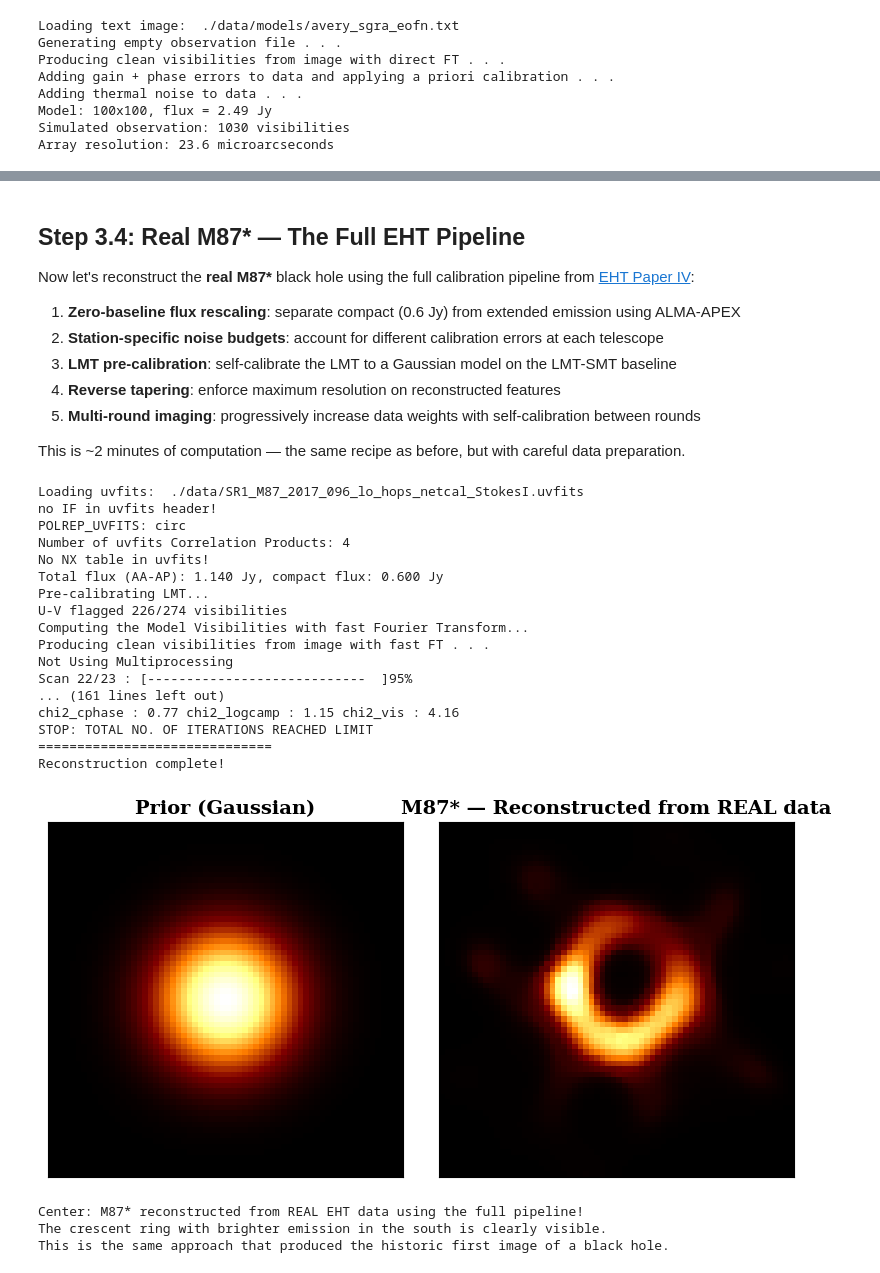
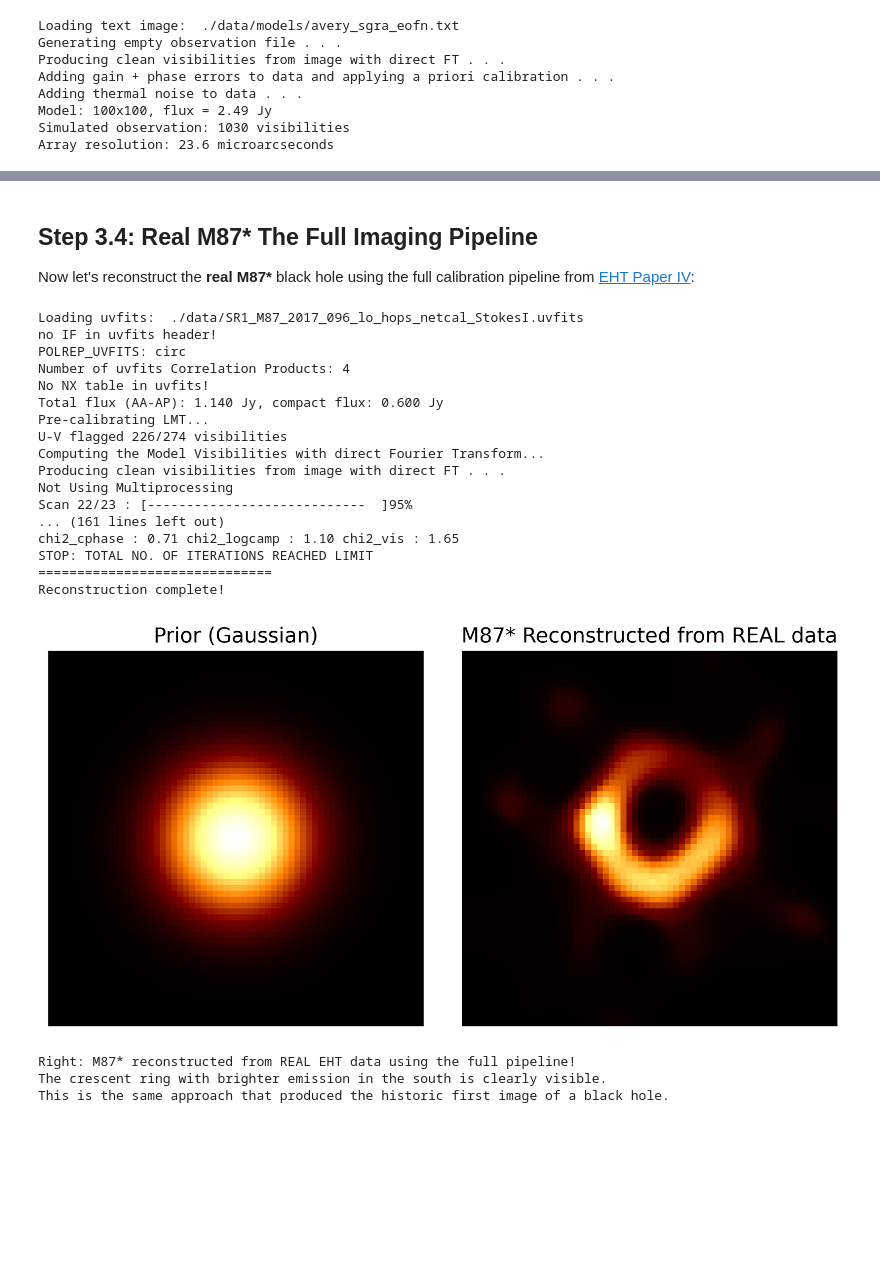
Before and after one commit to CITA/CTA200H, a Jupyter notebook: lectures/machine_learning/03_neural_networks_and_ehtim.ipynb, the cells around one changed output, grey strips where cells are left out. Saved outputs shown, nothing was run; the diff lists cells and outputs as text; code cells hidden in the pictures; blank space fills up the shorter version.

```diff
--- a/lectures/machine_learning/03_neural_networks_and_ehtim.ipynb
+++ b/lectures/machine_learning/03_neural_networks_and_ehtim.ipynb
@@ -61,6 +56,10 @@ import jax
 import jax.numpy as jnp
 import numpy as np
 import matplotlib.pyplot as plt
+plt.rcParams['figure.dpi']=300
+plt.rcParams["xtick.direction"]="out"
+plt.rcParams["ytick.direction"]="out"
+plt.rcParams['font.family'] = 'sans-serif'
 %matplotlib inline
 
 def init_params(key, n_in, n_hidden, n_out):
@@ -504,7 +425,7 @@ warnings.filterwarnings('ignore')
 import ehtim as eh
 
 # Load the REAL M87* observation from April 2017!
-obs = eh.obsdata.load_uvfits('/home/rdahale/CTA200H/lectures/machine_learning/data/SR1_M87_2017_096_lo_hops_netcal_StokesI.uvfits')
+obs = eh.obsdata.load_uvfits('./data/SR1_M87_2017_096_lo_hops_netcal_StokesI.uvfits')
 
 print(f"Source: {obs.source}")
 print(f"Number of visibilities: {len(obs.data)}")
@@ -541,13 +459,13 @@ v_real = obs.data['v']
 u_glam = u_real / 1e9
 v_glam = v_real / 1e9
 
-fig, ax = plt.subplots(figsize=(8, 5))
+fig, ax = plt.subplots(figsize=(8, 8))
 ax.set_facecolor('black')
 ax.scatter(u_glam, v_glam, c='white', s=0.5, alpha=0.5)
 ax.scatter(-u_glam, -v_glam, c='white', s=0.5, alpha=0.5)  # conjugate points
 ax.set_xlabel(r'u (G$\lambda$)', fontsize=14)
 ax.set_ylabel(r'v (G$\lambda$)', fontsize=14)
-ax.set_title('Real EHT u-v Coverage of M87*', fontsize=16, fontweight='bold')
+ax.set_title('Real EHT u-v Coverage of M87*', fontsize=16)
 ax.tick_params(labelsize=12, colors='white')
 for spine in ax.spines.values():
     spine.set_color('gray')
@@ -734,11 +652,11 @@ truth_arr = im_model.regrid_image(fov_sim, 64).imarr()
 
 fig, axes = plt.subplots(1, 3, figsize=(12, 4))
 axes[0].imshow(truth_arr, cmap='afmhot', origin='lower')
-axes[0].set_title('GRMHD Truth', fontsize=14, fontweight='bold')
+axes[0].set_title('Simulation (Truth)', fontsize=14)
 axes[1].imshow(prior_sim.imarr(), cmap='afmhot', origin='lower')
-axes[1].set_title('Prior (starting point)', fontsize=14, fontweight='bold')
+axes[1].set_title('Prior (starting point)', fontsize=14)
 axes[2].imshow(recon_arr, cmap='afmhot', origin='lower')
-axes[2].set_title('ehtim Reconstruction', fontsize=14, fontweight='bold')
+axes[2].set_title('ehtim Reconstruction', fontsize=14)
 for ax in axes:
     ax.set_xticks([]); ax.set_yticks([])
 plt.tight_layout()
@@ -752,18 +670,10 @@ print("This is exactly the approach used by the EHT collaboration.")
 The crescent ring structure — including the brightness asymmetry —
 is recovered from the simulated sparse Fourier data.
 This is exactly the approach used by the EHT collaboration.
-# %% [markdown]
-## Step 3.4: Real M87* — The Full EHT Pipeline
-
-Now let's reconstruct the **real M87\*** black hole using the full calibration pipeline from [EHT Paper IV](https://github.com/eventhorizontelescope/2019-D01-02):
-
-1. **Zero-baseline flux rescaling**: separate compact (0.6 Jy) from extended emission using ALMA-APEX
-2. **Station-specific noise budgets**: account for different calibration errors at each telescope
-3. **LMT pre-calibration**: self-calibrate the LMT to a Gaussian model on the LMT-SMT baseline
-4. **Reverse tapering**: enforce maximum resolution on reconstructed features
-5. **Multi-round imaging**: progressively increase data weights with self-calibration between rounds
-
-This is ~2 minutes of computation — the same recipe as before, but with careful data preparation.
+# %% [markdown]
+## Step 3.4: Real M87* The Full Imaging Pipeline
+
+Now let's reconstruct the **real M87\*** black hole using the full calibration pipeline from [EHT Paper IV](https://github.com/eventhorizontelescope/2019-D01-02):
 # %%
 # === Full EHT Pipeline (adapted from 2019-D01-02/eht-imaging) ===
 
@@ -881,40 +791,40 @@ No NX table in uvfits!
 Total flux (AA-AP): 1.140 Jy, compact flux: 0.600 Jy
 Pre-calibrating LMT...
 U-V flagged 226/274 visibilities
-Computing the Model Visibilities with fast Fourier Transform...
-Producing clean visibilities from image with fast FT . . .
+Computing the Model Visibilities with direct Fourier Transform...
+Producing clean visibilities from image with direct FT . . .
 Not Using Multiprocessing
 Scan 22/23 : [----------------------------  ]95%
 ... (161 lines left out)
-chi2_cphase : 0.77 chi2_logcamp : 1.15 chi2_vis : 4.16
+chi2_cphase : 0.71 chi2_logcamp : 1.10 chi2_vis : 1.65
 STOP: TOTAL NO. OF ITERATIONS REACHED LIMIT
 ==============================
 Reconstruction complete!
 # %%
 # Display the M87* reconstruction
 m87_arr = out_m87.imarr()
 
 fig, axes = plt.subplots(1, 2, figsize=(8, 4))
 
 axes[0].imshow(gaussprior_m87.imarr(), cmap='afmhot', origin='lower',
                extent=[-64, 64, -64, 64])
-axes[0].set_title('Prior (Gaussian)', fontsize=14, fontweight='bold')
+axes[0].set_title('Prior (Gaussian)', fontsize=14)
 
 axes[1].imshow(m87_arr, cmap='afmhot',
                extent=[-64, 64, -64, 64])
-axes[1].set_title('M87* — Reconstructed from REAL data', fontsize=14, fontweight='bold')
+axes[1].set_title('M87* Reconstructed from REAL data', fontsize=14)
 
 for ax in axes:
     ax.set_xticks([]); ax.set_yticks([])
 
 plt.tight_layout()
 plt.show()
 
-print("Center: M87* reconstructed from REAL EHT data using the full pipeline!")
+print("Right: M87* reconstructed from REAL EHT data using the full pipeline!")
 print("The crescent ring with brighter emission in the south is clearly visible.")
 print("This is the same approach that produced the historic first image of a black hole.")
 # %% [output]
-[figure, old version]
+[figure, new version]
-Center: M87* reconstructed from REAL EHT data using the full pipeline!
+Right: M87* reconstructed from REAL EHT data using the full pipeline!
 The crescent ring with brighter emission in the south is clearly visible.
 This is the same approach that produced the historic first image of a black hole.
```
Also changed, not shown: parts of 20 cells of this notebook, 1 other file.
